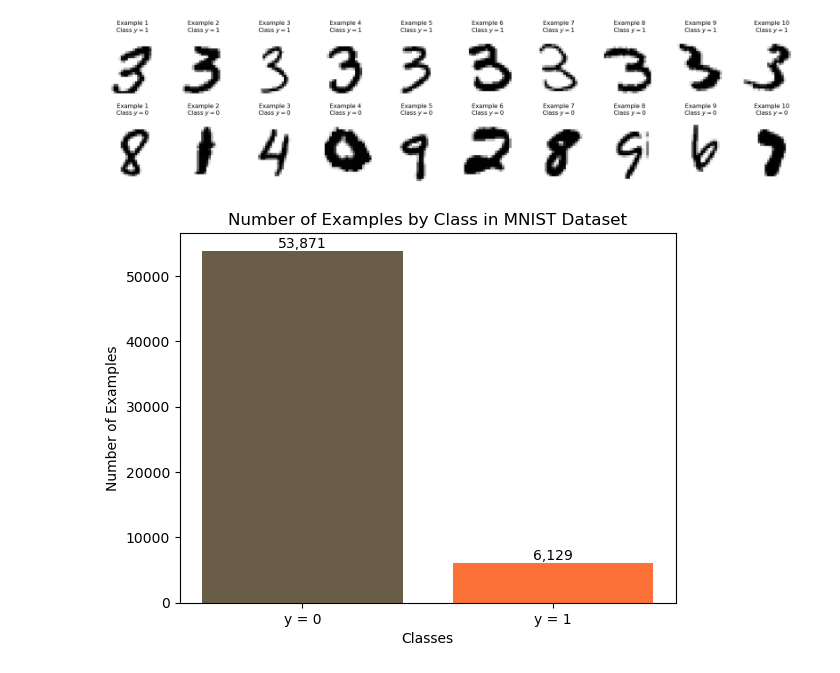
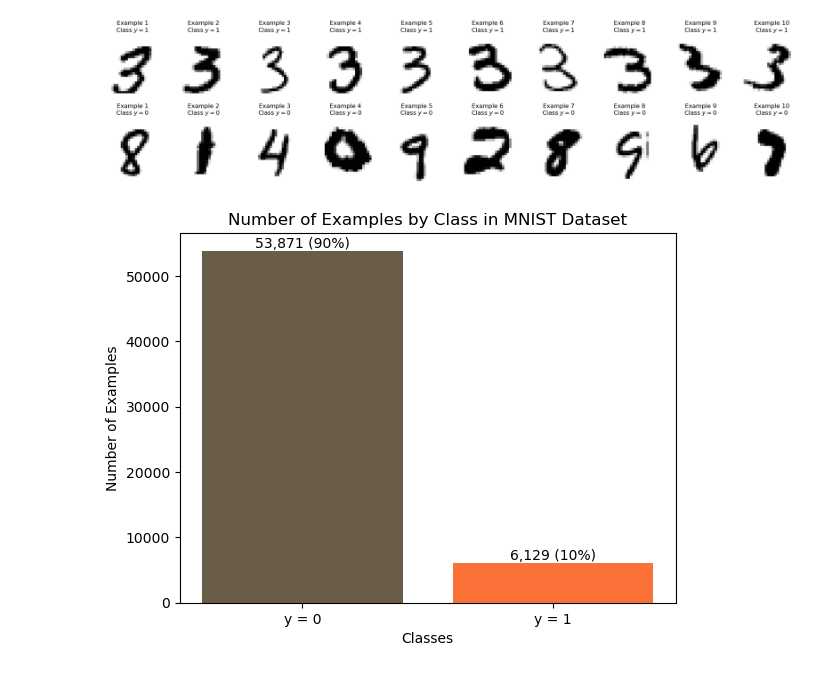
Before and after one commit to BarbaraPFloresRios/IDS705_PrinciplesOfMachineLearning, a Jupyter notebook: Assignment_3_SupervisedLearning_ModelTrainingAndEvaluation/Assignment_3.ipynb, the cells around one changed output. Cells and saved outputs as stored; diff of their text form; code cells hidden in the pictures.

```diff
--- a/Assignment_3_SupervisedLearning_ModelTrainingAndEvaluation/Assignment_3.ipynb
+++ b/Assignment_3_SupervisedLearning_ModelTrainingAndEvaluation/Assignment_3.ipynb
@@ -346,8 +346,7 @@ class Logistic_regression:
         # returns the average cross entropy cost
         y_hat = self.sigmoid(X, w)
         N = y.shape[1]
-        cost = -(1 / N) * np.sum(y * np.log(y_hat) +
-                                 (1 - y) * np.log(1 - y_hat))
+        cost = -(1 / N) * np.sum(y * np.log(y_hat) + (1 - y) * np.log(1 - y_hat))
         return cost
 
     # Update the weights in an iteration of gradient descent
@@ -588,7 +587,8 @@ download_data = True
 
 if download_data:
     # Load data from https://www.openml.org/d/554
-    X, y = fetch_openml("mnist_784", return_X_y=True, as_frame=False, parser="auto")
+    X, y = fetch_openml("mnist_784", return_X_y=True,
+                        as_frame=False, parser="auto")
 
     # Adjust the labels to be '1' if y==3, and '0' otherwise
     y[y != "3"] = 0
@@ -640,22 +640,31 @@ plt.show()
 # %%
 n_class_1 = sum(y_train)
 n_class_0 = y_train.shape[0] - n_class_1
 
+total_samples = len(y_train)
+
 labels = ["y = 0", "y = 1"]
 heights = [n_class_0, n_class_1]
+percentages = [
+    height / total_samples * 100 for height in heights
+]  # Calculating percentages
 x = range(len(labels))
 
 plt.bar(x, heights, color=["#695d48", "#fc7138"])
 plt.xlabel("Classes")
 plt.ylabel("Number of Examples")
 plt.title("Number of Examples by Class in MNIST Dataset")
 
 for i in range(len(x)):
-
-    plt.text(x[i], heights[i], "{:,}".format(heights[i]), ha="center", va="bottom")
-
+    plt.text(
+        x[i],
+        heights[i],
+        "{:,} ({:.0f}%)".format(heights[i], percentages[i]),
+        ha="center",
+        va="bottom",
+    )
 
 plt.xticks(x, labels)
 plt.show()
 # %% [output]
-[figure, old version]
+[figure, new version]
```
